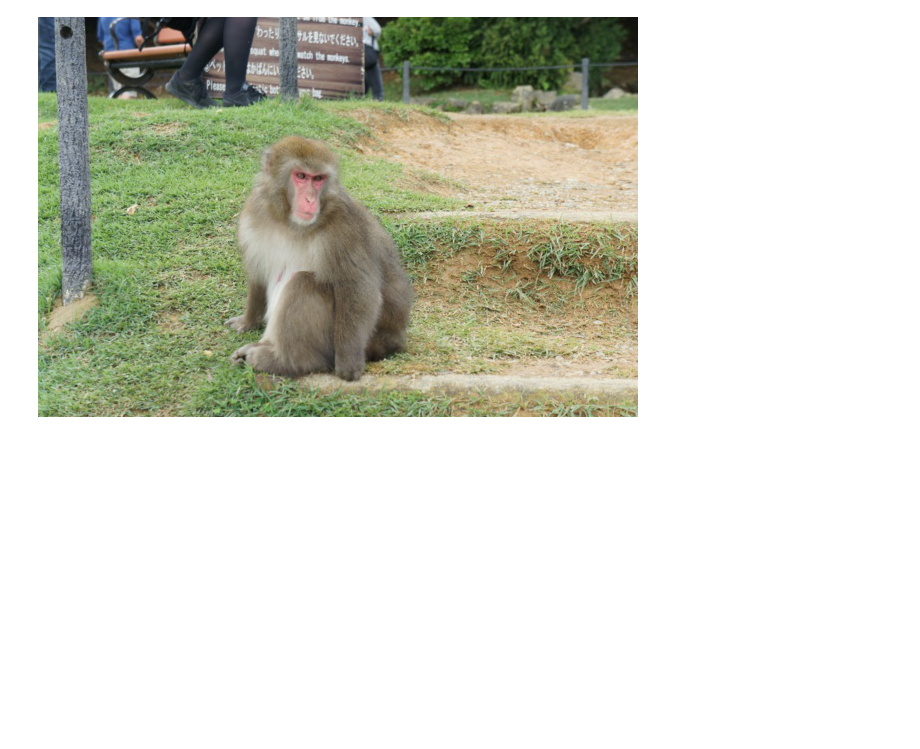
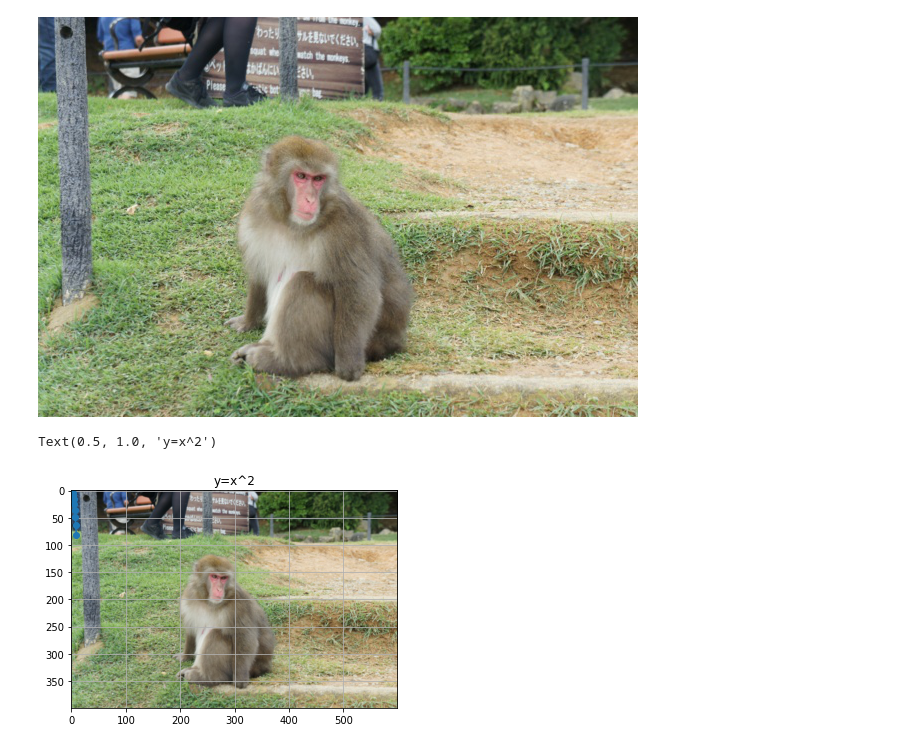
Before and after one commit to dskkato/plotters-demo, a Jupyter notebook: python.ipynb, the cells around one changed output. Drawn from its saved outputs; the diff is of its cells as text; code cells hidden in the pictures; blank space fills up the shorter version.

```diff
--- a/python.ipynb
+++ b/python.ipynb
@@ -84,3 +91,14 @@ img = Image.open("macaque.jpg")
 img
 # %% [output]
 [figure]
+# %%
+img = Image.open("macaque.jpg")
+img = np.asarray(img)
+plt.imshow(img)
+plt.plot(x, y, "-o")
+plt.grid(True)
+plt.title("y=x^2")
+# plt.gca().set(xlim=[-0.5, 9.5], ylim=[-5, 85]);
+# %% [output]
+Text(0.5, 1.0, 'y=x^2')
+[figure, added]
```
Also changed, not shown: parts of 1 cell of this notebook, 3 other files.
